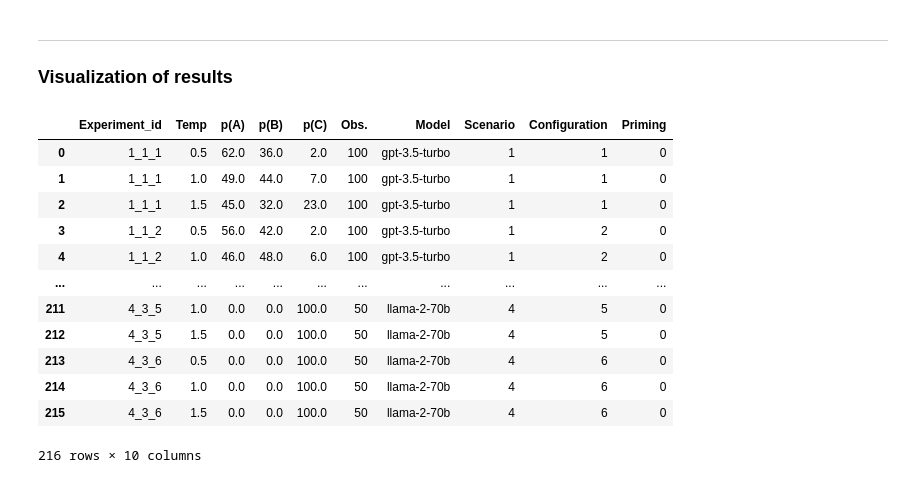
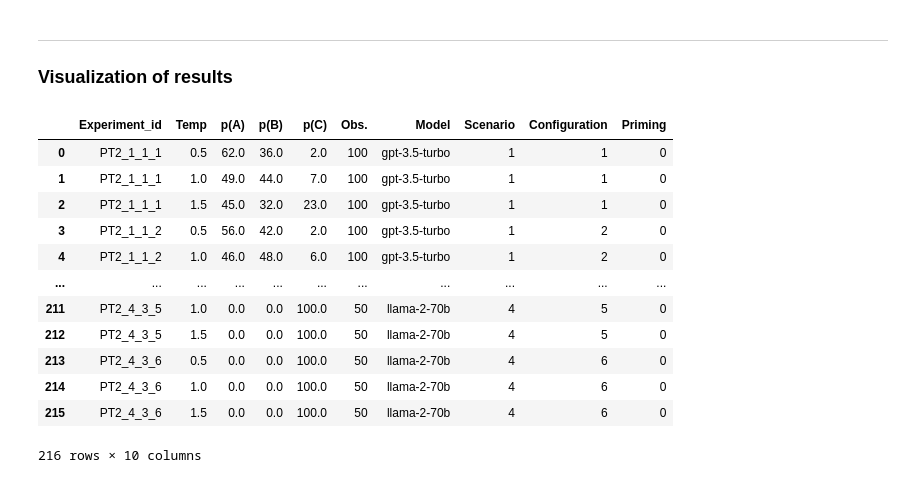
Before and after one commit to MariusDSPM/Data-Science-Project, a Jupyter notebook: Prospect_Theory_2.ipynb, the cells around one changed output. Saved outputs shown, nothing was run; the diff lists cells and outputs as text; code cells hidden in the pictures.

Commit message:
Adapted functions for dashboard

```diff
--- a/Prospect_Theory_2.ipynb
+++ b/Prospect_Theory_2.ipynb
@@ -1294,21 +1310,21 @@ PT2_probs
 
 ### Visualization of results
 # %%
-PT2_probs = pd.read_csv("src/data/Output/PT2_probs.csv")
+PT2_probs = pd.read_csv("Dashboard/src/data/Output/PT2_probs.csv")
 PT2_probs
 # %% [output]
 |  | Experiment_id | Temp | p(A) | p(B) | p(C) | Obs. | Model | Scenario | Configuration | Priming |
-| 0 | 1_1_1 | 0.5 | 62.0 | 36.0 | 2.0 | 100 | gpt-3.5-turbo | 1 | 1 | 0 |
-| 1 | 1_1_1 | 1.0 | 49.0 | 44.0 | 7.0 | 100 | gpt-3.5-turbo | 1 | 1 | 0 |
-| 2 | 1_1_1 | 1.5 | 45.0 | 32.0 | 23.0 | 100 | gpt-3.5-turbo | 1 | 1 | 0 |
-| 3 | 1_1_2 | 0.5 | 56.0 | 42.0 | 2.0 | 100 | gpt-3.5-turbo | 1 | 2 | 0 |
-| 4 | 1_1_2 | 1.0 | 46.0 | 48.0 | 6.0 | 100 | gpt-3.5-turbo | 1 | 2 | 0 |
+| 0 | PT2_1_1_1 | 0.5 | 62.0 | 36.0 | 2.0 | 100 | gpt-3.5-turbo | 1 | 1 | 0 |
+| 1 | PT2_1_1_1 | 1.0 | 49.0 | 44.0 | 7.0 | 100 | gpt-3.5-turbo | 1 | 1 | 0 |
+| 2 | PT2_1_1_1 | 1.5 | 45.0 | 32.0 | 23.0 | 100 | gpt-3.5-turbo | 1 | 1 | 0 |
+| 3 | PT2_1_1_2 | 0.5 | 56.0 | 42.0 | 2.0 | 100 | gpt-3.5-turbo | 1 | 2 | 0 |
+| 4 | PT2_1_1_2 | 1.0 | 46.0 | 48.0 | 6.0 | 100 | gpt-3.5-turbo | 1 | 2 | 0 |
 | ... | ... | ... | ... | ... | ... | ... | ... | ... | ... | ... |
-| 211 | 4_3_5 | 1.0 | 0.0 | 0.0 | 100.0 | 50 | llama-2-70b | 4 | 5 | 0 |
-| 212 | 4_3_5 | 1.5 | 0.0 | 0.0 | 100.0 | 50 | llama-2-70b | 4 | 5 | 0 |
-| 213 | 4_3_6 | 0.5 | 0.0 | 0.0 | 100.0 | 50 | llama-2-70b | 4 | 6 | 0 |
-| 214 | 4_3_6 | 1.0 | 0.0 | 0.0 | 100.0 | 50 | llama-2-70b | 4 | 6 | 0 |
-| 215 | 4_3_6 | 1.5 | 0.0 | 0.0 | 100.0 | 50 | llama-2-70b | 4 | 6 | 0 |
+| 211 | PT2_4_3_5 | 1.0 | 0.0 | 0.0 | 100.0 | 50 | llama-2-70b | 4 | 5 | 0 |
+| 212 | PT2_4_3_5 | 1.5 | 0.0 | 0.0 | 100.0 | 50 | llama-2-70b | 4 | 5 | 0 |
+| 213 | PT2_4_3_6 | 0.5 | 0.0 | 0.0 | 100.0 | 50 | llama-2-70b | 4 | 6 | 0 |
+| 214 | PT2_4_3_6 | 1.0 | 0.0 | 0.0 | 100.0 | 50 | llama-2-70b | 4 | 6 | 0 |
+| 215 | PT2_4_3_6 | 1.5 | 0.0 | 0.0 | 100.0 | 50 | llama-2-70b | 4 | 6 | 0 |
 216 rows × 10 columns
 # %%
 selected_scenario = 1
```
Also changed, not shown: parts of 11 cells of this notebook, 6 other files.
